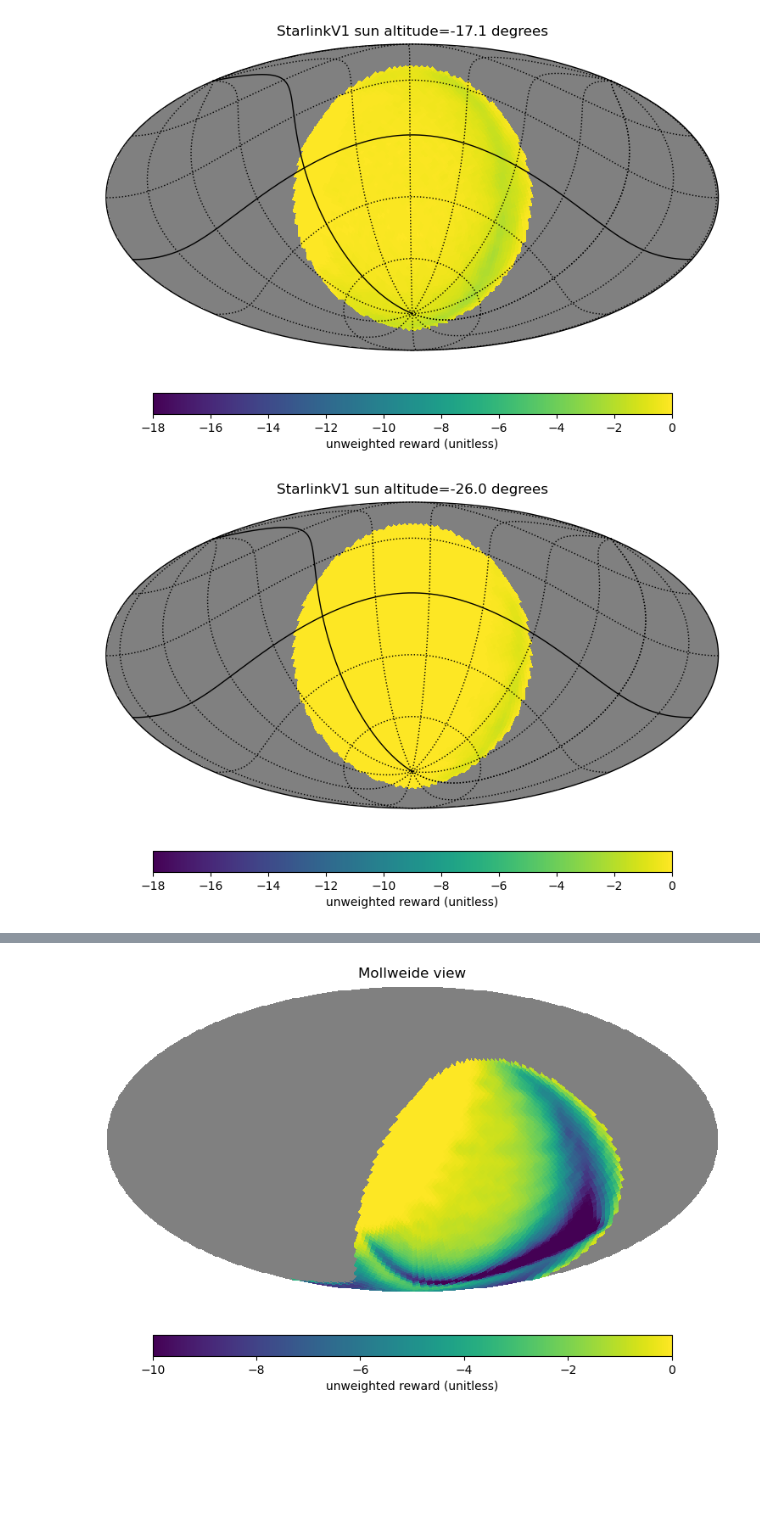
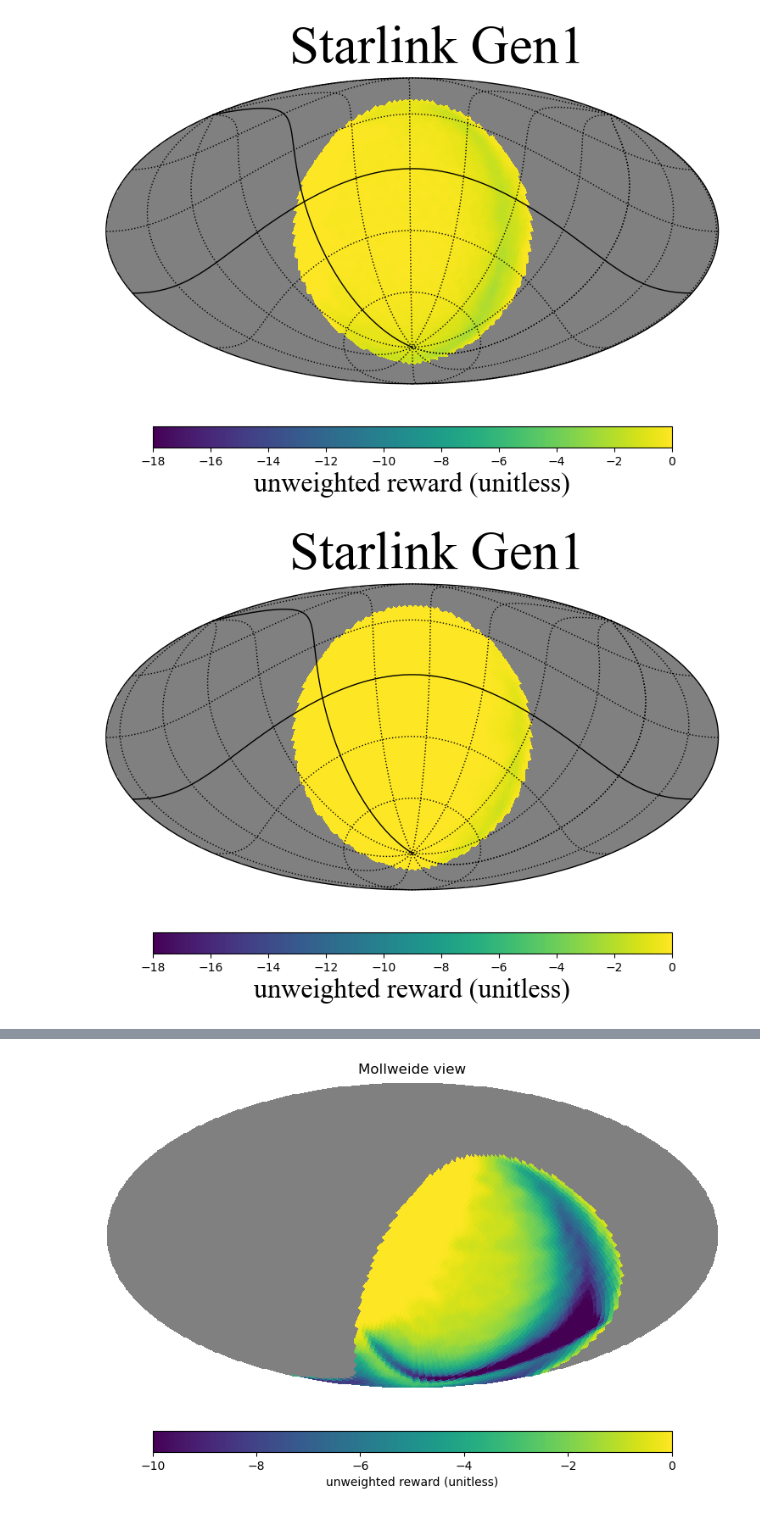
Before and after one commit to lsst-sims/satellite-dodging-ApJL, a Jupyter notebook: plots/basis_func_examples.ipynb, the cells around one changed output, grey strips where cells are left out. Cells and saved outputs as stored; diff of their text form; code cells hidden in the pictures; blank space fills up the shorter version.

Commit message:
added plots

```diff
--- a/plots/basis_func_examples.ipynb
+++ b/plots/basis_func_examples.ipynb
@@ -8,10 +8,12 @@ import healpy as hp
 import numpy as np
 import matplotlib.pylab as plt
 %matplotlib inline
+# %%
+csfont = {'fontname':'Times New Roman'}
 # %%
 
-titles = {'starlink_tles_v1': 'StarlinkV1',
-          'starlink_tles_v2': 'StarlinkV2',
+titles = {'starlink_tles_v1': 'Starlink Gen1',
+          'starlink_tles_v2': 'Starlink Gen2',
           'oneweb_tles': 'OneWeb'}
 # Takes a freaking long time to run, because the observatory is predicting things for a full night I think.
 for constellation_name in ['starlink_tles_v1', 'starlink_tles_v2', 'oneweb_tles']:
@@ -29,21 +31,21 @@ for constellation_name in ['starlink_tles_v1', 'starlink_tles_v2', 'oneweb_tles'
 
         below = np.where(conditions.alt < np.radians(20))[0]
         sat_map[below] = np.nan
-
         title = titles[constellation_name]
-        title += ' sun altitude=%.1f degrees' % np.degrees(conditions.sunAlt)
-        hp.mollview(sat_map, rot=(conditions.lmst*180/12., conditions.site.latitude),
-                    title=title, cbar=False, min=-18, max=0)
+        # title += ' sun altitude=%.1f\u00B0' % np.degrees(conditions.sunAlt)
+        hp.mollview(sat_map, rot=(conditions.lmst*180/12., conditions.site.latitude), title='', cbar=False, min=-18, max=0)
         # healpy failing on negative colorbar for some reason. That's a new one.
         ax = plt.gca()
-        im = ax.get_images()[0]
-        cb = plt.colorbar(im,
-                            shrink=0.75,
-                            aspect=25,
-                            pad=0.1,
-                            orientation="horizontal",
-                            extendrect=True)
-        cb.set_label('unweighted reward (unitless)')
+        ax.text(-0.8,1.1,title,fontsize=45, **csfont)
+        if constellation_name=='starlink_tles_v1':
+            im = ax.get_images()[0]
+            cb = plt.colorbar(im,
+                                shrink=0.75,
+                                aspect=25,
+                                pad=0.1,
+                                orientation="horizontal",
+                                extendrect=True)
+            cb.set_label('unweighted reward (unitless)',fontsize=23, **csfont)
         hp.graticule()
         plt.savefig(constellation_name+'_%.2f_basisfunc.pdf' % tstep)
 # %% [output]
@@ -53,2 +54,2 @@ WARNING: TimeDeltaMissingUnitWarning: Numerical value without unit or explicit f
-[figure, old version]
+[figure, new version]
-[figure, old version]
+[figure, new version]
```
Also changed, not shown: parts of 4 cells of this notebook.
